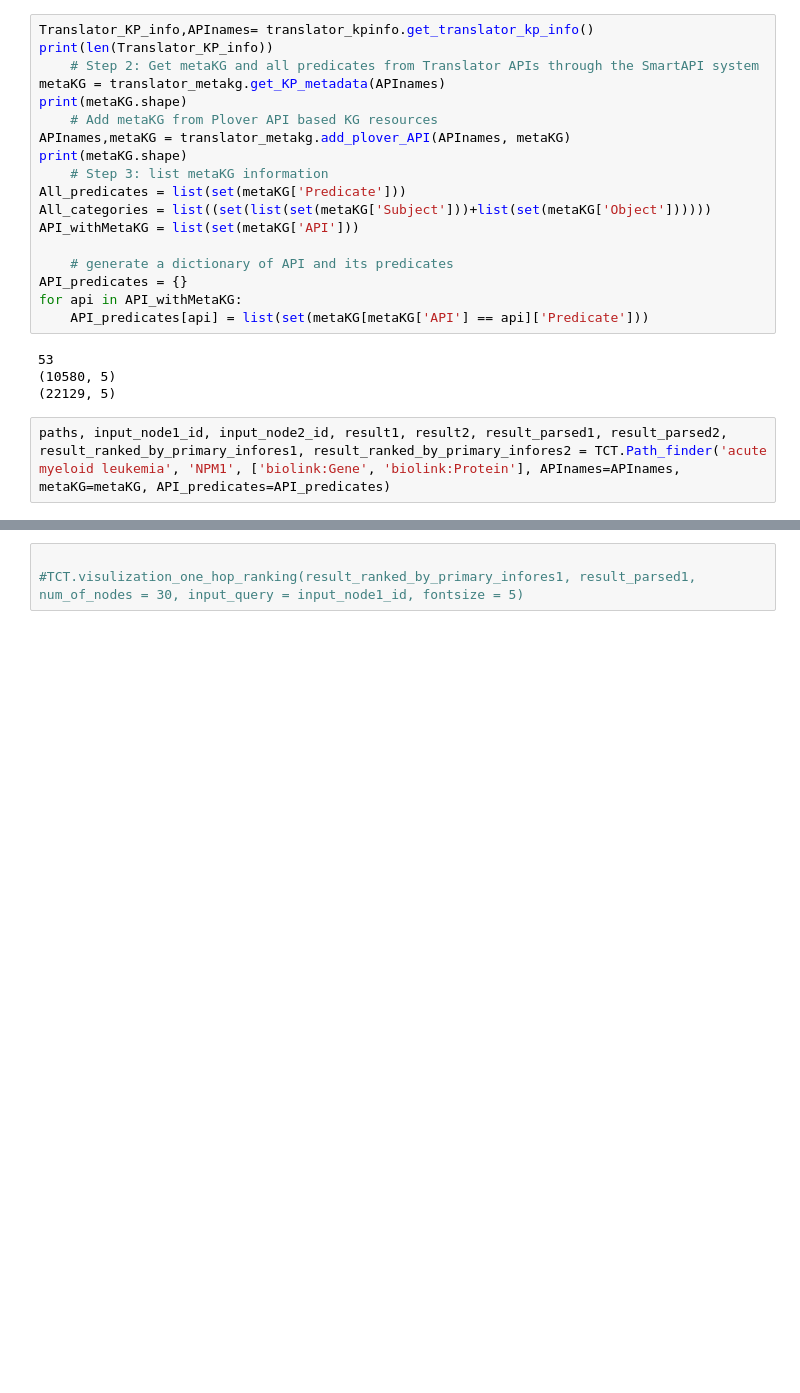
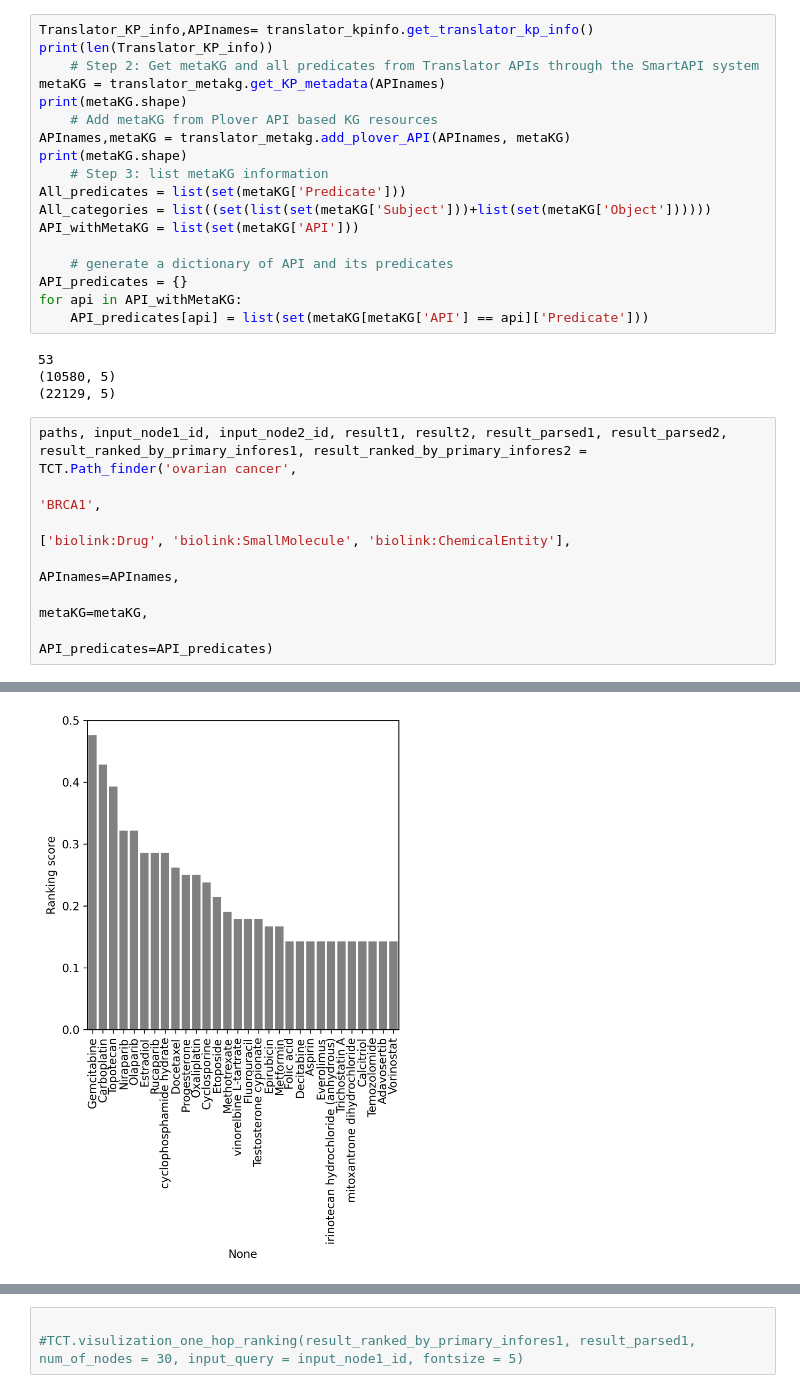
Before and after one commit to sierra-moxon/Translator_component_toolkit, a Jupyter notebook: notebooks/Path_finder.ipynb, the cells around one changed output, grey strips where cells are left out. Cells and saved outputs as stored; diff of their text form; blank space fills up the shorter version.

```diff
--- a/notebooks/Path_finder.ipynb
+++ b/notebooks/Path_finder.ipynb
@@ -53,5 +53,10 @@ for api in API_withMetaKG:
 (10580, 5)
 (22129, 5)
 # %%
-paths, input_node1_id, input_node2_id, result1, result2, result_parsed1, result_parsed2, result_ranked_by_primary_infores1, result_ranked_by_primary_infores2 = TCT.Path_finder('acute myeloid leukemia', 'NPM1', ['biolink:Gene', 'biolink:Protein'], APInames=APInames, metaKG=metaKG, API_predicates=API_predicates)
+paths, input_node1_id, input_node2_id, result1, result2, result_parsed1, result_parsed2, result_ranked_by_primary_infores1, result_ranked_by_primary_infores2 = TCT.Path_finder('ovarian cancer',
+                                                                                                                                                                                'BRCA1',
+                                                                                                                                                                                ['biolink:Drug', 'biolink:SmallMolecule', 'biolink:ChemicalEntity'],
+                                                                                                                                                                                APInames=APInames,
+                                                                                                                                                                                metaKG=metaKG,
+                                                                                                                                                                                API_predicates=API_predicates)
 # %% [output]
@@ -75,3 +80,4 @@ Number of possible paths:  850
+[figure, added]
 # %%
 paths
 # %% [output]
```
Also changed, not shown: parts of 3 cells of this notebook, 2 other files.
